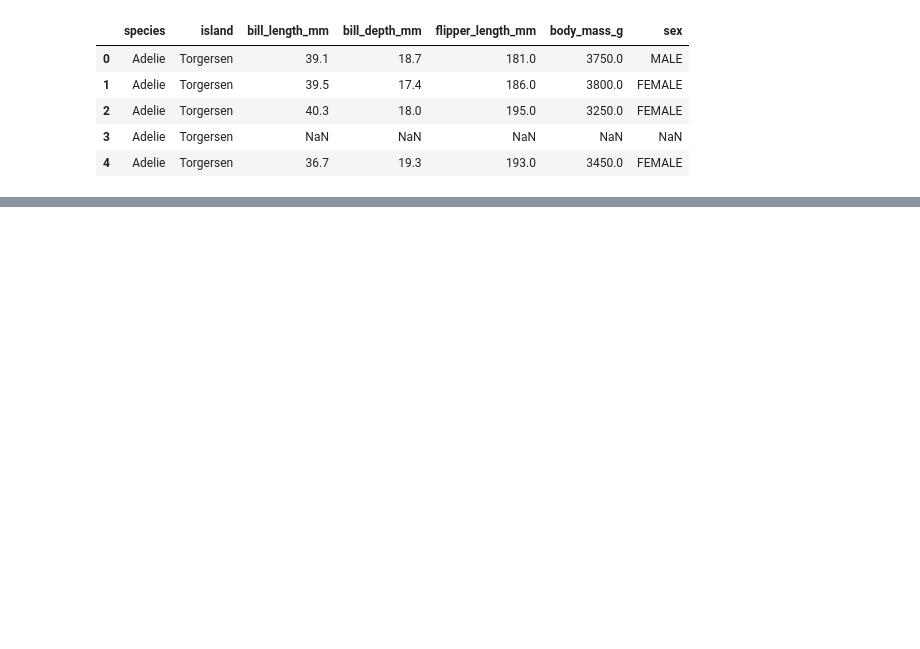
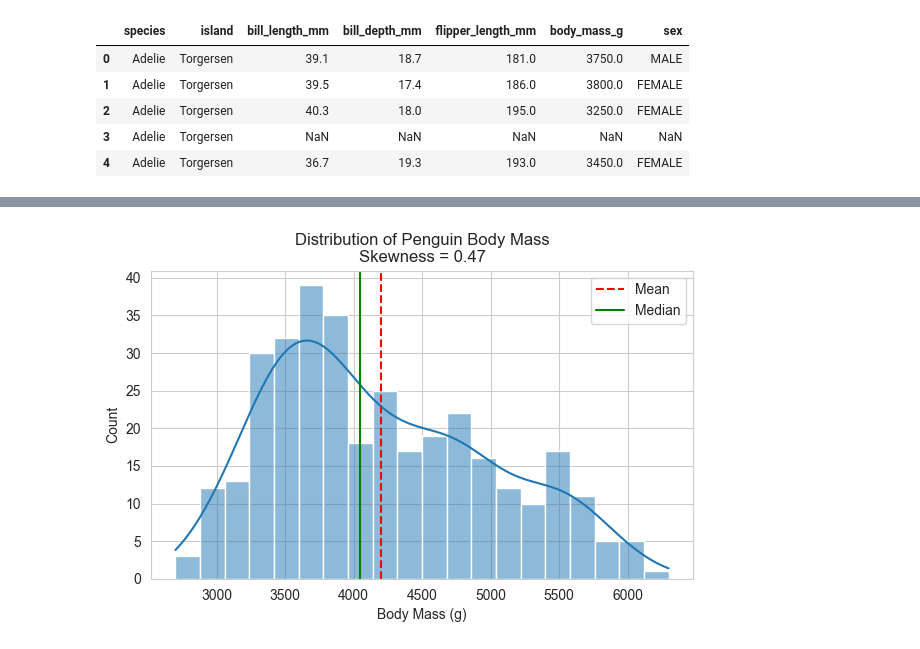
Before and after one commit to AbdulrahmanB-25/Understanding_Data_using_Statistics, a Jupyter notebook: Understanding_Data_using_Statistics.ipynb, the cells around one changed output, grey strips where cells are left out. Drawn from its saved outputs; the diff is of its cells as text; code cells hidden in the pictures; blank space fills up the shorter version.

Commit message:
Add statistical analysis to penguin dataset
Add descriptive statistics and visualization for penguin dataset

```diff
--- a/Understanding_Data_using_Statistics.ipynb
+++ b/Understanding_Data_using_Statistics.ipynb
@@ -31,0 +62,34 @@ df.head()
+# %%
+# Calculate basic statistics for penguin body mass
+mean_mass = df["body_mass_g"].mean()      # average body mass
+median_mass = df["body_mass_g"].median()  # middle value of body mass
+skew_mass = df["body_mass_g"].skew()      # measure of skewness (distribution direction)
+
+# Create figure with specific size
+plt.figure(figsize=(7,4))
+
+# Plot histogram to show distribution of body mass
+# bins=20 divides the data into 20 intervals
+# kde=True adds a smooth density curve
+sns.histplot(df["body_mass_g"], bins=20, kde=True)
+
+# Add vertical line for mean
+plt.axvline(mean_mass, color="red", linestyle="--", label="Mean")
+
+# Add vertical line for median
+plt.axvline(median_mass, color="green", label="Median")
+
+# Title includes skewness value to show if distribution is symmetric or skewed
+plt.title(f"Distribution of Penguin Body Mass\nSkewness = {skew_mass:.2f}")
+
+# Axis labels
+plt.xlabel("Body Mass (g)")
+plt.ylabel("Count")
+
+# Show legend for mean and median lines
+plt.legend()
+
+# Display the plot
+plt.show()
+# %% [output]
+[figure, added]
```
Also changed, not shown: parts of 2 cells of this notebook.
